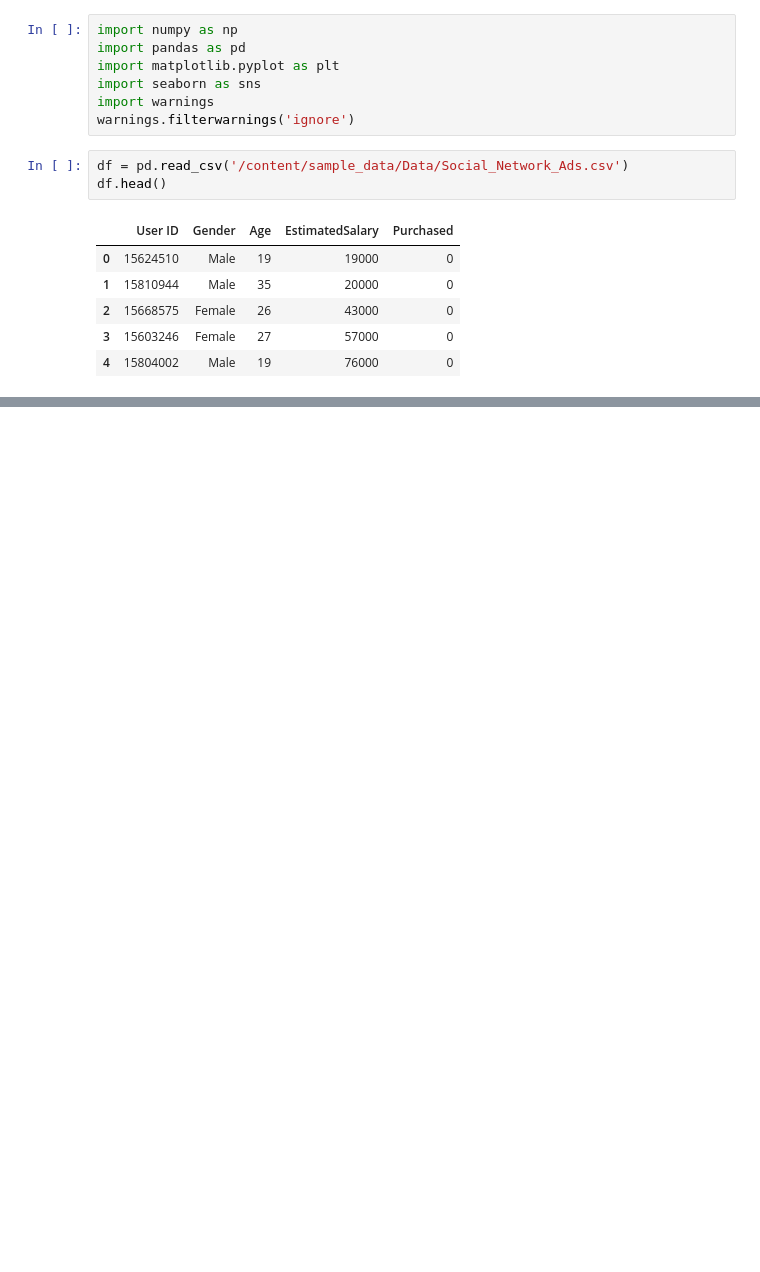
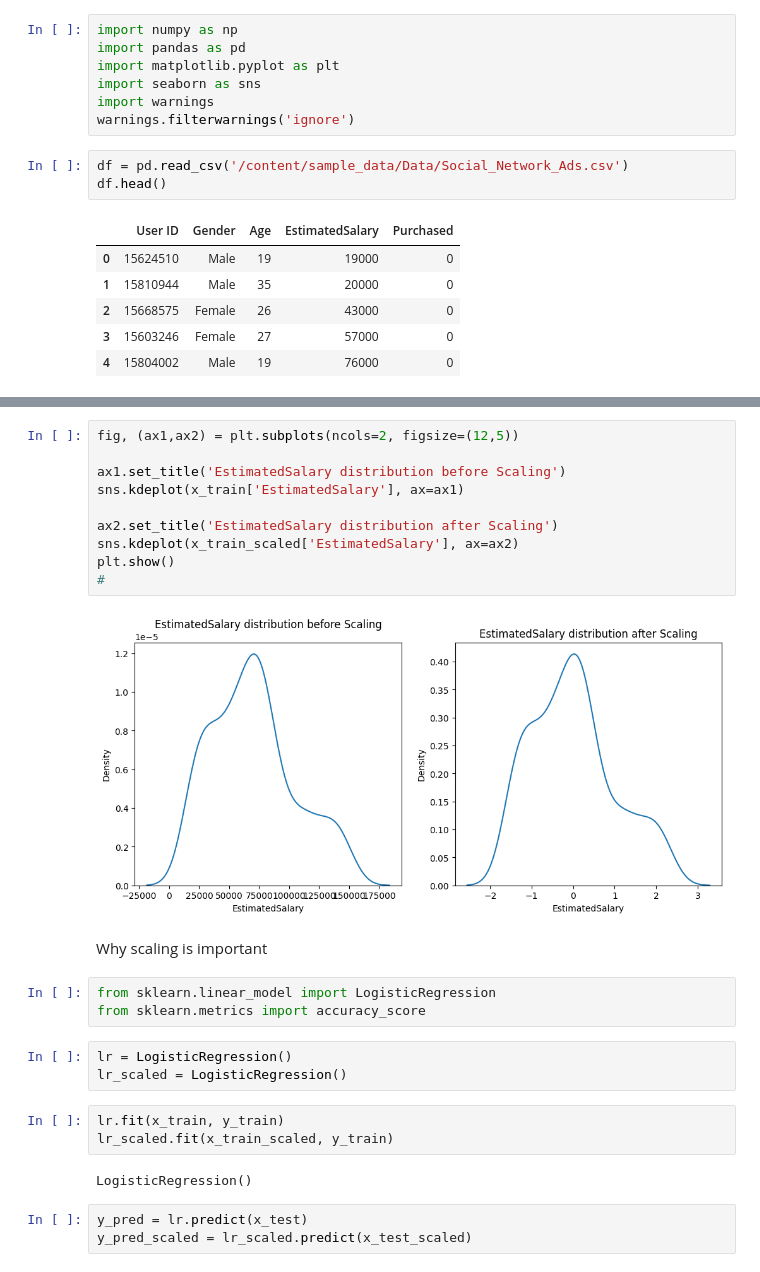
Before and after one commit to brijeshksingh/AIML_Colab_repo, a Jupyter notebook: Standardization.ipynb, the cells around one changed output, grey strips where cells are left out. Saved outputs shown, nothing was run; the diff lists cells and outputs as text; blank space fills up the shorter version.

```diff
--- a/Standardization.ipynb
+++ b/Standardization.ipynb
@@ -29,0 +156,28 @@ df.sample(5)
+# %%
+fig, (ax1,ax2) = plt.subplots(ncols=2, figsize=(12,5))
+
+ax1.set_title('EstimatedSalary distribution before Scaling')
+sns.kdeplot(x_train['EstimatedSalary'], ax=ax1)
+
+ax2.set_title('EstimatedSalary distribution after Scaling')
+sns.kdeplot(x_train_scaled['EstimatedSalary'], ax=ax2)
+plt.show()
+#
+# %% [output]
+[figure, added]
+# %% [markdown]
+Why scaling is important
+# %%
+from sklearn.linear_model import LogisticRegression
+from sklearn.metrics import accuracy_score
+# %%
+lr = LogisticRegression()
+lr_scaled = LogisticRegression()
+# %%
+lr.fit(x_train, y_train)
+lr_scaled.fit(x_train_scaled, y_train)
+# %% [output]
+LogisticRegression()
+# %%
+y_pred = lr.predict(x_test)
+y_pred_scaled = lr_scaled.predict(x_test_scaled)
```
Also changed, not shown: parts of 25 cells of this notebook.
